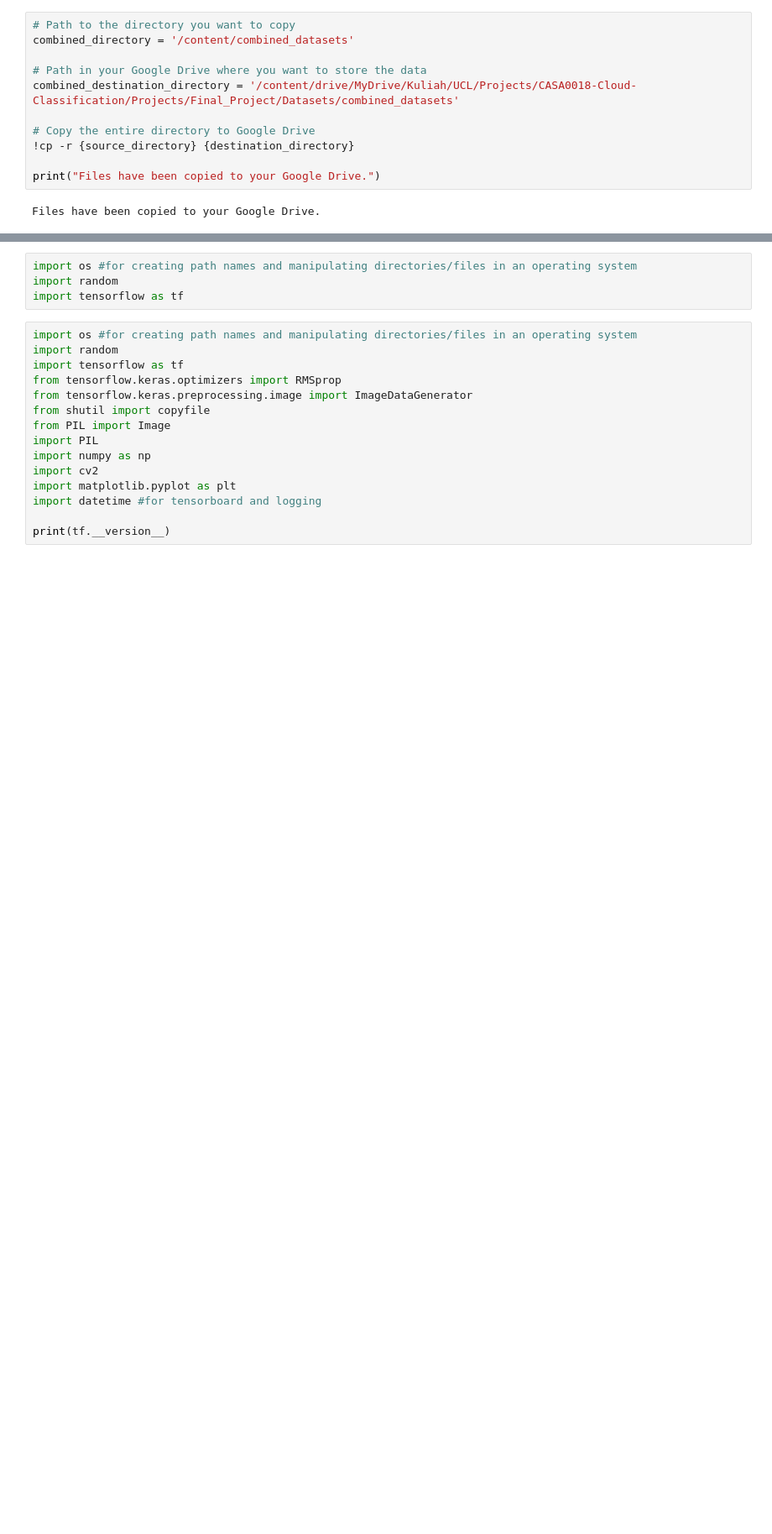
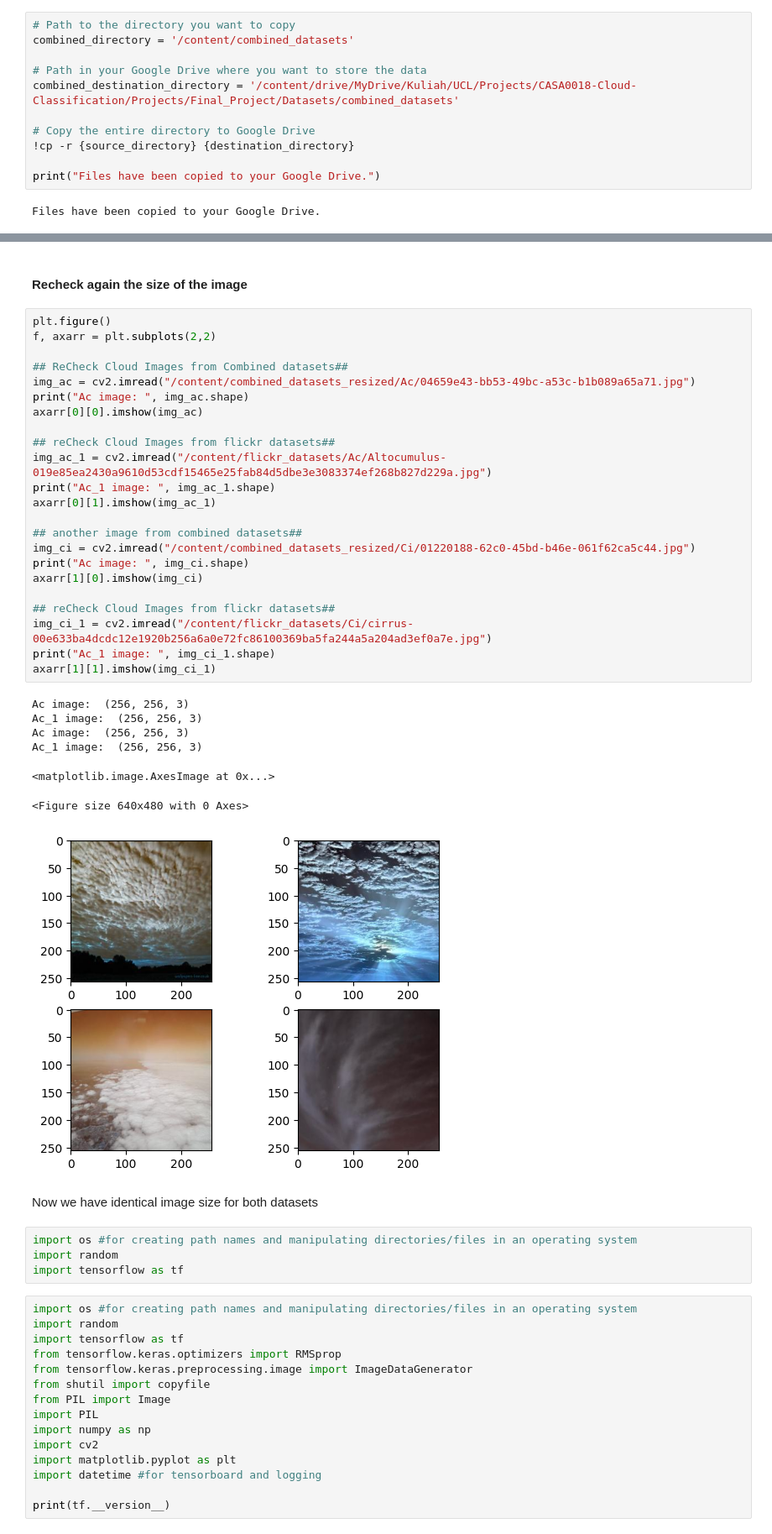
Before and after one commit to satria-mitra/CASA0018-Cloud-Classification, a Jupyter notebook: Projects/Final_Project/CASA0018_cloud_classification.ipynb, the cells around one changed output, grey strips where cells are left out. Shown: that part at 84% size. Cells and saved outputs as stored; diff of their text form; blank space fills up the shorter version.

```diff
--- a/Projects/Final_Project/CASA0018_cloud_classification.ipynb
+++ b/Projects/Final_Project/CASA0018_cloud_classification.ipynb
@@ -277,3 +354,38 @@ Files have been copied to your Google Drive.
+# %% [markdown]
+#### Recheck again the size of the image
+# %%
+plt.figure()
+f, axarr = plt.subplots(2,2)
+
+## ReCheck Cloud Images from Combined datasets##
+img_ac = cv2.imread("/content/combined_datasets_resized/Ac/04659e43-bb53-49bc-a53c-b1b089a65a71.jpg")
+print("Ac image: ", img_ac.shape)
+axarr[0][0].imshow(img_ac)
+
+## reCheck Cloud Images from flickr datasets##
+img_ac_1 = cv2.imread("/content/flickr_datasets/Ac/Altocumulus-019e85ea2430a9610d53cdf15465e25fab84d5dbe3e3083374ef268b827d229a.jpg")
+print("Ac_1 image: ", img_ac_1.shape)
+axarr[0][1].imshow(img_ac_1)
+
+## another image from combined datasets##
+img_ci = cv2.imread("/content/combined_datasets_resized/Ci/01220188-62c0-45bd-b46e-061f62ca5c44.jpg")
+print("Ac image: ", img_ci.shape)
+axarr[1][0].imshow(img_ci)
+
+## reCheck Cloud Images from flickr datasets##
+img_ci_1 = cv2.imread("/content/flickr_datasets/Ci/cirrus-00e633ba4dcdc12e1920b256a6a0e72fc86100369ba5fa244a5a204ad3ef0a7e.jpg")
+print("Ac_1 image: ", img_ci_1.shape)
+axarr[1][1].imshow(img_ci_1)
+# %% [output]
+Ac image:  (256, 256, 3)
+Ac_1 image:  (256, 256, 3)
+Ac image:  (256, 256, 3)
+Ac_1 image:  (256, 256, 3)
+<matplotlib.image.AxesImage at 0x...>
+<Figure size 640x480 with 0 Axes>
+[figure, added]
+# %% [markdown]
+Now we have identical image size for both datasets
 # %%
 import os #for creating path names and manipulating directories/files in an operating system
 import random
```
Also changed, not shown: parts of 8 cells of this notebook.
